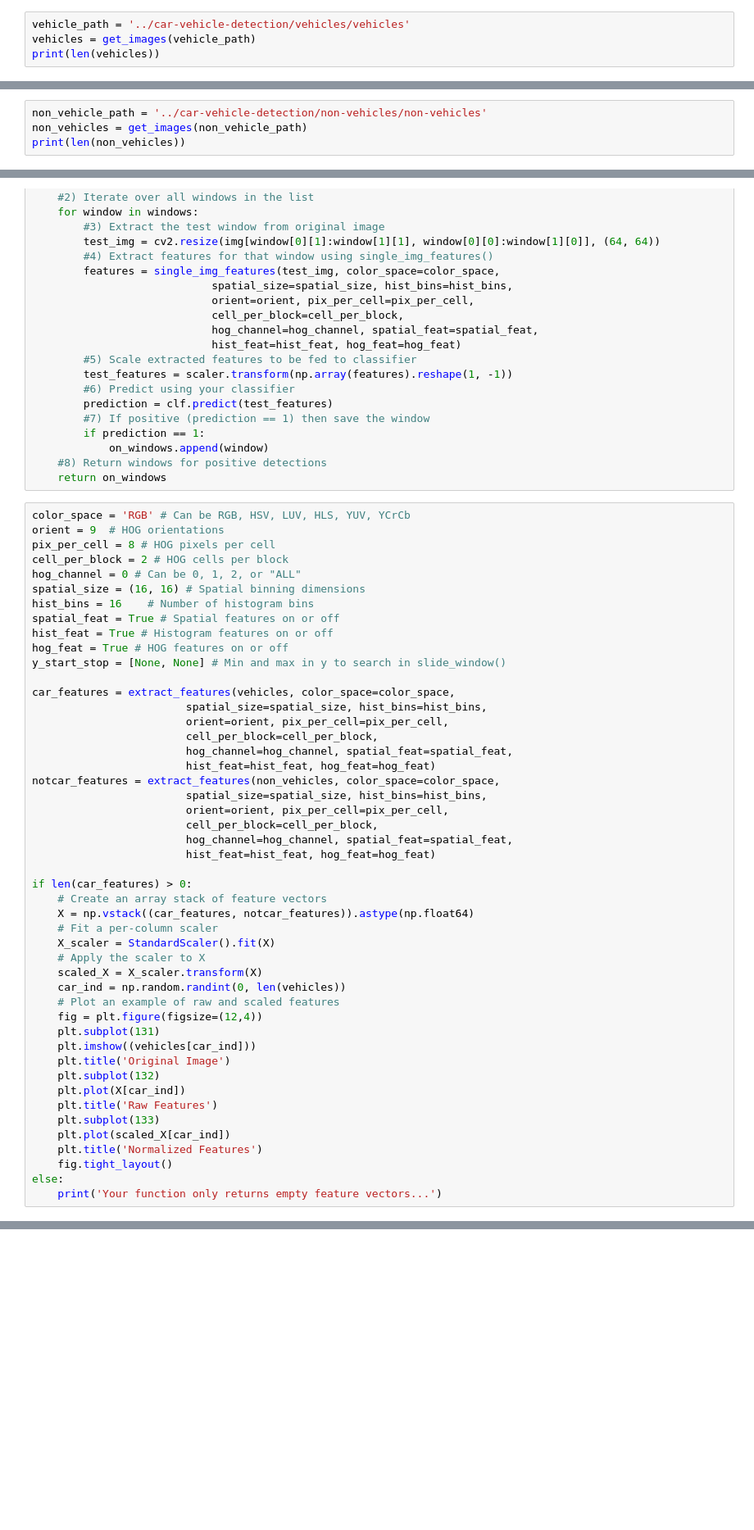
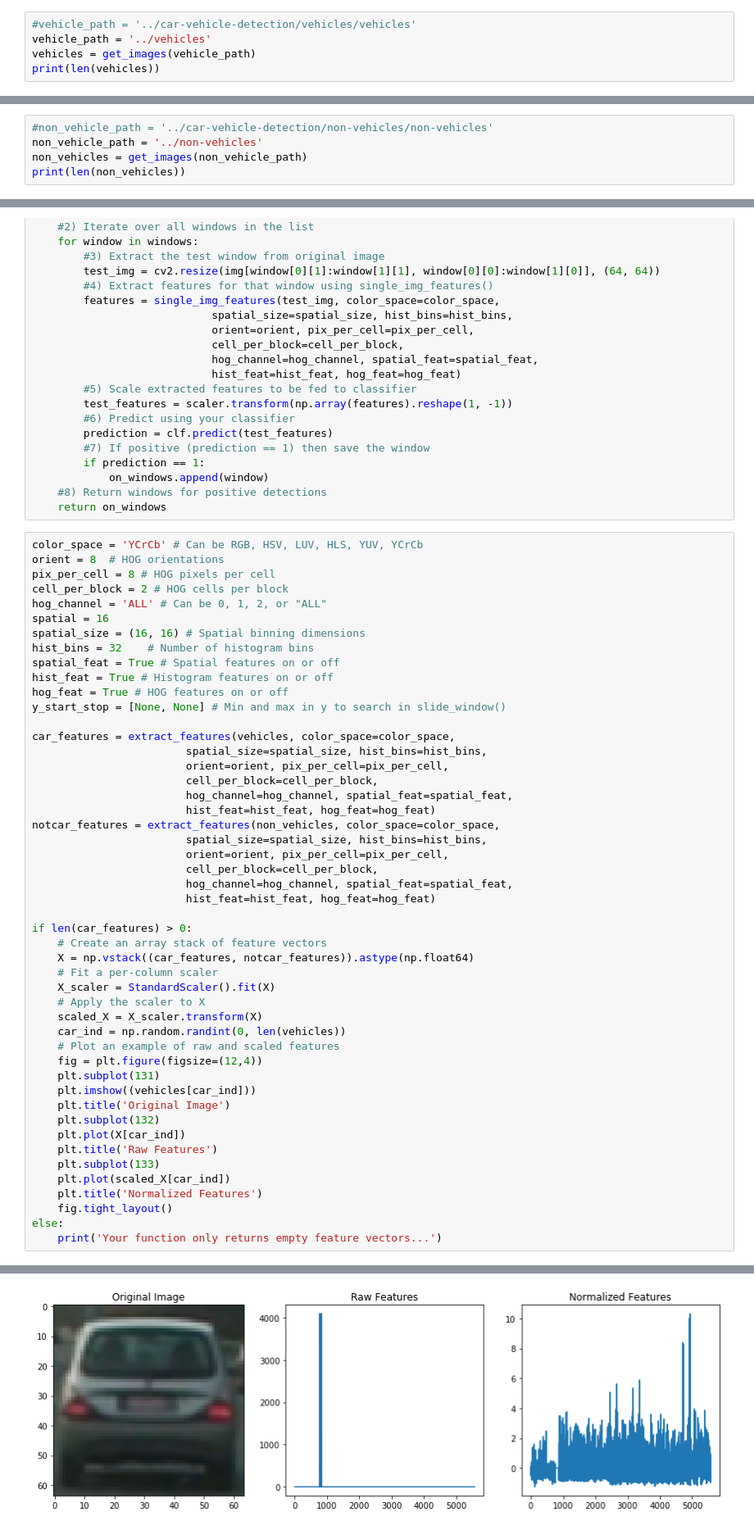
Before and after one commit to sandeeppaulraj/CarND-Vehicle-Detection, a Jupyter notebook: P5_vehicle_detection.ipynb, the cells around one changed output, grey strips where cells are left out. Shown: that part at 82% size. Saved outputs shown, nothing was run; the diff lists cells and outputs as text; blank space fills up the shorter version.

```diff
--- a/P5_vehicle_detection.ipynb
+++ b/P5_vehicle_detection.ipynb
@@ -40,7 +40,8 @@ def get_images(path):
 
     return list(map(lambda img: mpimg.imread(img), images))
 # %%
-vehicle_path = '../car-vehicle-detection/vehicles/vehicles'
+#vehicle_path = '../car-vehicle-detection/vehicles/vehicles'
+vehicle_path = '../vehicles'
 vehicles = get_images(vehicle_path)
 print(len(vehicles))
 # %% [output]
@@ -53,6 +54,7 @@ print(len(vehicles))
 8792
 # %%
-non_vehicle_path = '../car-vehicle-detection/non-vehicles/non-vehicles'
+#non_vehicle_path = '../car-vehicle-detection/non-vehicles/non-vehicles'
+non_vehicle_path = '../non-vehicles'
 non_vehicles = get_images(non_vehicle_path)
 print(len(non_vehicles))
 # %% [output]
@@ -309,13 +320,14 @@ def search_windows(img, windows, clf, scaler, color_space='RGB',
     #8) Return windows for positive detections
     return on_windows
 # %%
-color_space = 'RGB' # Can be RGB, HSV, LUV, HLS, YUV, YCrCb
-orient = 9  # HOG orientations
+color_space = 'YCrCb' # Can be RGB, HSV, LUV, HLS, YUV, YCrCb
+orient = 8  # HOG orientations
 pix_per_cell = 8 # HOG pixels per cell
 cell_per_block = 2 # HOG cells per block
-hog_channel = 0 # Can be 0, 1, 2, or "ALL"
+hog_channel = 'ALL' # Can be 0, 1, 2, or "ALL"
+spatial = 16
 spatial_size = (16, 16) # Spatial binning dimensions
-hist_bins = 16    # Number of histogram bins
+hist_bins = 32    # Number of histogram bins
 spatial_feat = True # Spatial features on or off
 hist_feat = True # Histogram features on or off
 hog_feat = True # HOG features on or off
@@ -361,4 +373,5 @@ C:\Users\sandeep\Anaconda2\envs\IntroToTensorFlow\lib\site-packages\skimage\feat
   'be changed to `L2-Hys` in v0.15', skimage_deprecation)
+[figure, added]
 # %%
 # Define the labels vector
 y = np.hstack((np.ones(len(car_features)), np.zeros(len(notcar_features))))
```
Also changed, not shown: parts of 8 cells of this notebook, 1 other file.
